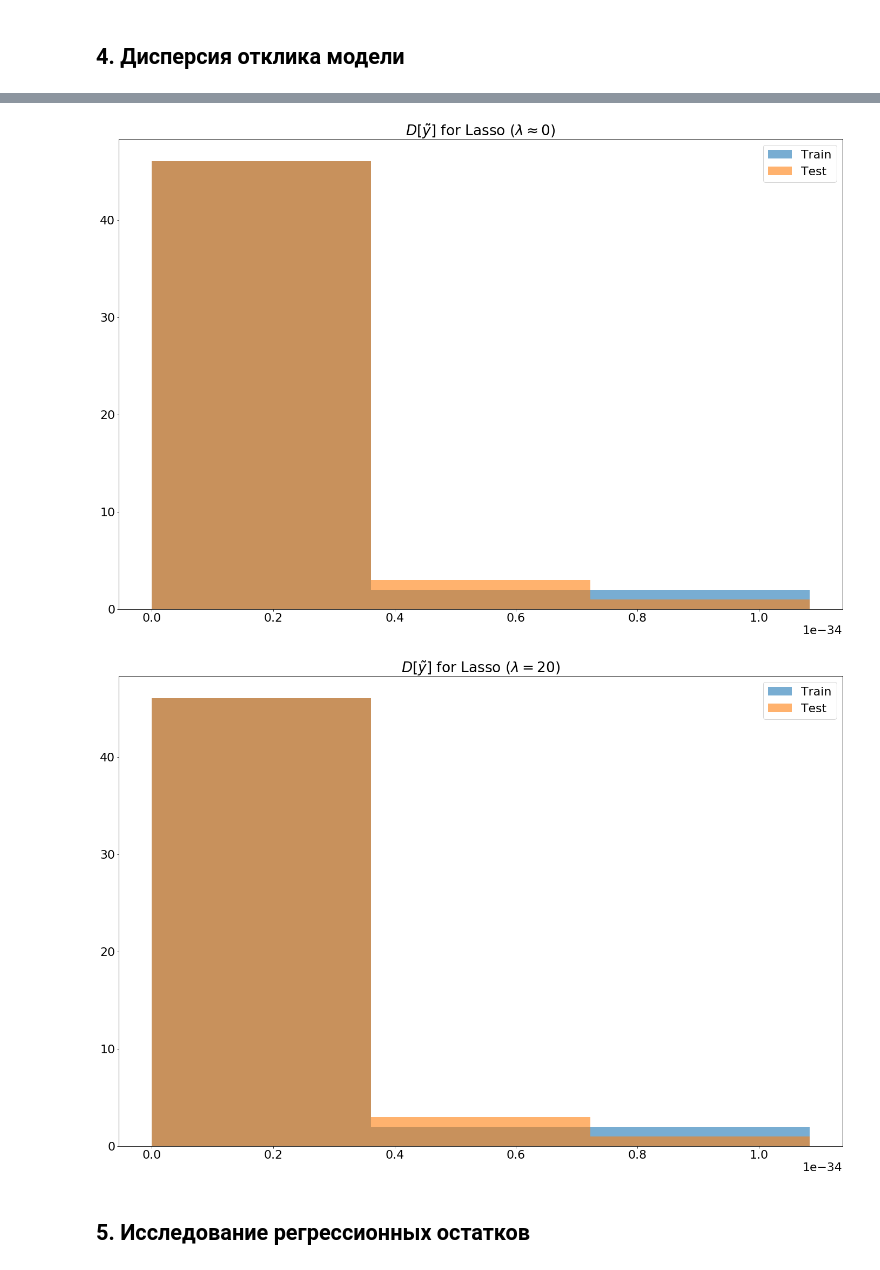
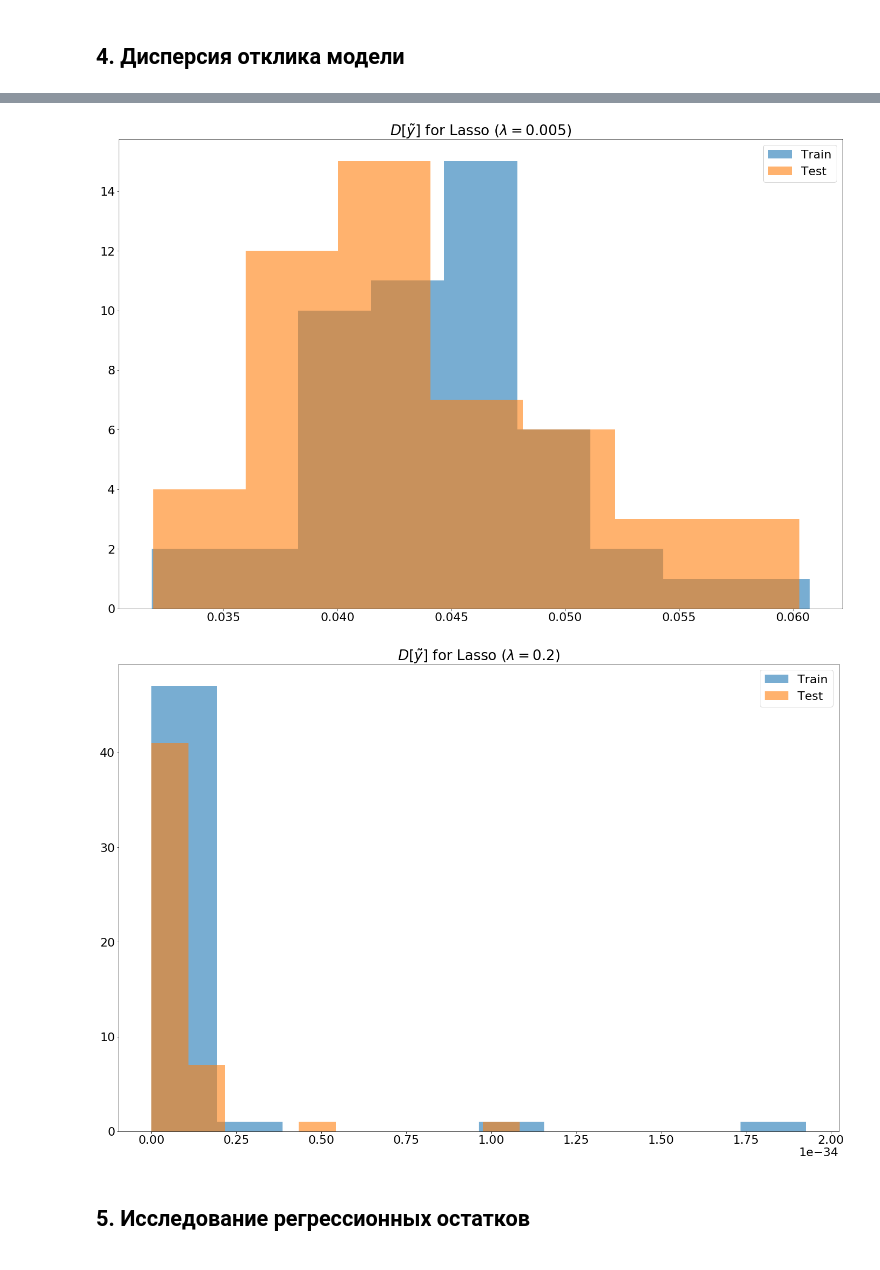
Before and after one commit to BobNobrain/ml-labs, a Jupyter notebook: 1/lab1.ipynb, the cells around one changed output, grey strips where cells are left out. Saved outputs shown, nothing was run; the diff lists cells and outputs as text; code cells hidden in the pictures.

Commit message:
Fix 1st lab to have multiple regressors

```diff
--- a/1/lab1.ipynb
+++ b/1/lab1.ipynb
@@ -178,25 +185,28 @@ for i in range(3):
 # %% [markdown]
 ## 3. Графики зависимости значений коэффициентов регрессионной модели от параметра $\lambda$
 # %%
-ls = np.linspace(0, 25, 100)
+ls = np.linspace(0, 0.01, 50)
+
+fixed_m = 5
 
 def get_coeffs(l):
     if l == 0:
         model = lm.LinearRegression()
     else:
         model = lm.Lasso(alpha=l)
-    model.fit(np.reshape(x_train, (len(x_train), 1)), y_train)
-    return model.intercept_, model.coef_
+    fit_models([model], fixed_m)
+    return model.coef_
 
-coeffs = [get_coeffs(l) for l in ls]
+coeffs = np.array([get_coeffs(l) for l in ls]).T
 
-b0s = [c[0] for c in coeffs]
-b1s = [c[1] for c in coeffs]
+# b0s = [c[0] for c in coeffs]
+# b1s = [c[1] for c in coeffs]
 
 fig, ax = plt.subplots()
 
-ax.plot(ls, b1s, label='$\\beta_1$')
-ax.plot(ls, b0s, label='$\\beta_0$')
+for i in range(len(coeffs)):
+    ax.plot(ls, coeffs[i], label='$\\beta_{}$'.format(i + 1), linewidth=7)
+#     ax.plot(ls, b0s, label='$\\beta_0$')
 
 ax.set_title('Lasso Trace Plot')
 ax.set_xlabel('$\\lambda$')
@@ -214,9 +224,9 @@ plt.show();
 N = 50
 
 def variance(model, x_train, y_train, x_test, y_test):
-    model.fit(np.reshape(x_train, (len(x_train), 1)), y_train)
-    y_model_train = model.predict(np.reshape(x_train, (len(x_train), 1)))
-    y_model_test = model.predict(np.reshape(x_test, (len(x_test), 1)))
+#     model.fit(np.reshape(x_train, (len(x_train), 1)), y_train)
+    y_model_train = model.predict(build_regressors(fixed_m, x_train))
+    y_model_test = model.predict(build_regressors(fixed_m, x_test))
     var_train, var_test = np.var(y_model_train), np.var(y_model_test)
     return var_train, var_test
 
@@ -227,15 +237,12 @@ vars_las1 = []
 for i in range(N):
     x_train, x_test, y_train, y_test = train_test_split(norm_x, norm_y, test_size=0.3)
 
-    models = [
-        lm.LinearRegression(),
-        lm.Lasso(LAMBDA_APPROX_ZERO),
-        lm.Lasso(LAMBDA_GG_ZERO)
-    ]
+    models = build_models()
+    fit_models(models, m=fixed_m)
 
-    vars_linr.append(variance(lm.LinearRegression(),        x_train, y_train, x_test, y_test))
-    vars_las0.append(variance(lm.Lasso(LAMBDA_APPROX_ZERO), x_train, y_train, x_test, y_test))
-    vars_las1.append(variance(lm.Lasso(LAMBDA_GG_ZERO),     x_train, y_train, x_test, y_test))
+    vars_linr.append(variance(models[0], x_train, y_train, x_test, y_test))
+    vars_las0.append(variance(models[1], x_train, y_train, x_test, y_test))
+    vars_las1.append(variance(models[2], x_train, y_train, x_test, y_test))
 
 arrs = [vars_linr, vars_las0, vars_las1]
 labels = [LINR_LABEL, LAS0_LABEL, LAS1_LABEL]
@@ -262,11 +269,11 @@ draw_hist(0)
 # %%
-draw_hist(1, 3)
+draw_hist(1)
 # %% [output]
-[figure, old version]
+[figure, new version]
 # %%
-draw_hist(2, 3)
+draw_hist(2, 10)
 # %% [output]
-[figure, old version]
+[figure, new version]
 # %% [markdown]
 ## 5. Исследование регрессионных остатков
 # %%
```
Also changed, not shown: parts of 13 cells of this notebook.
